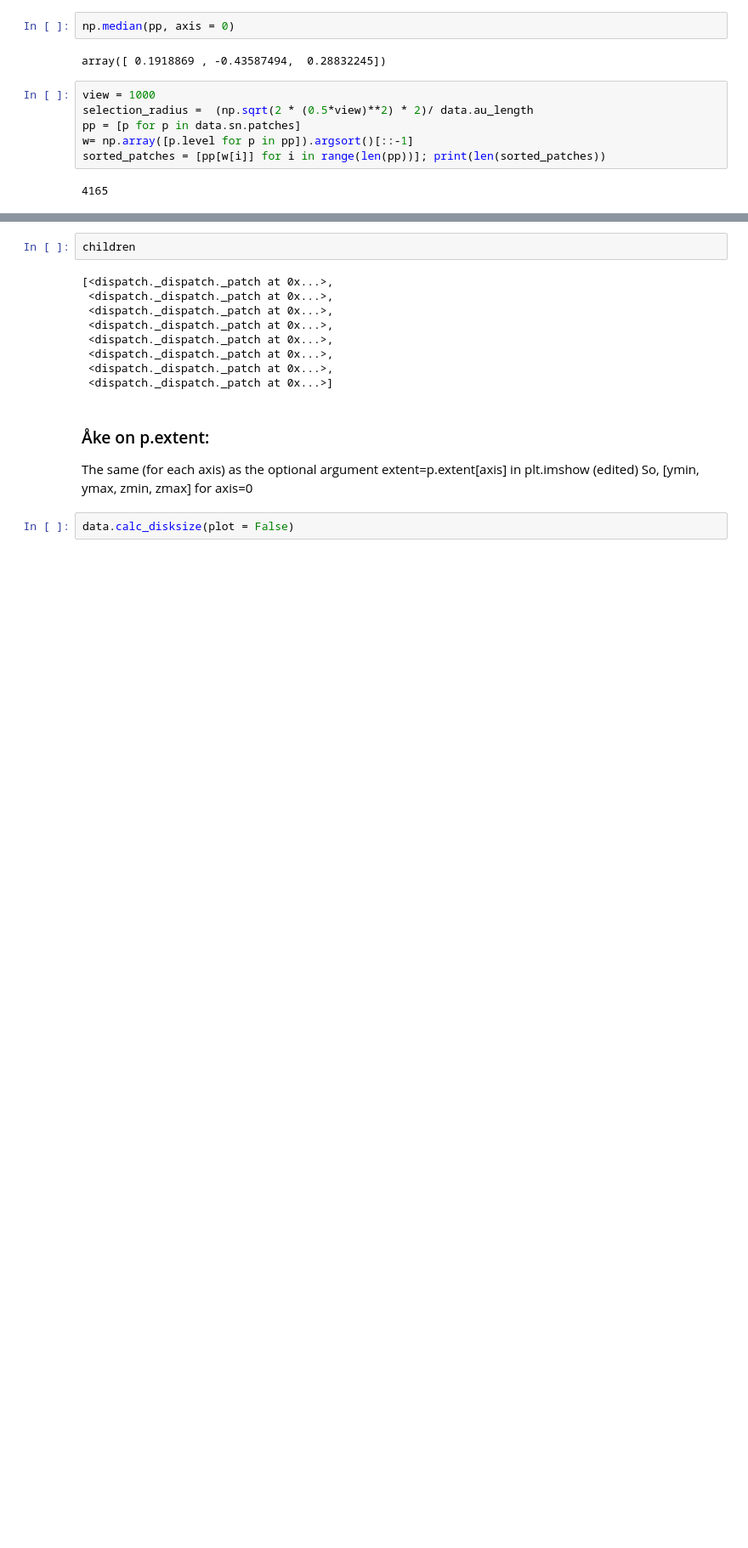
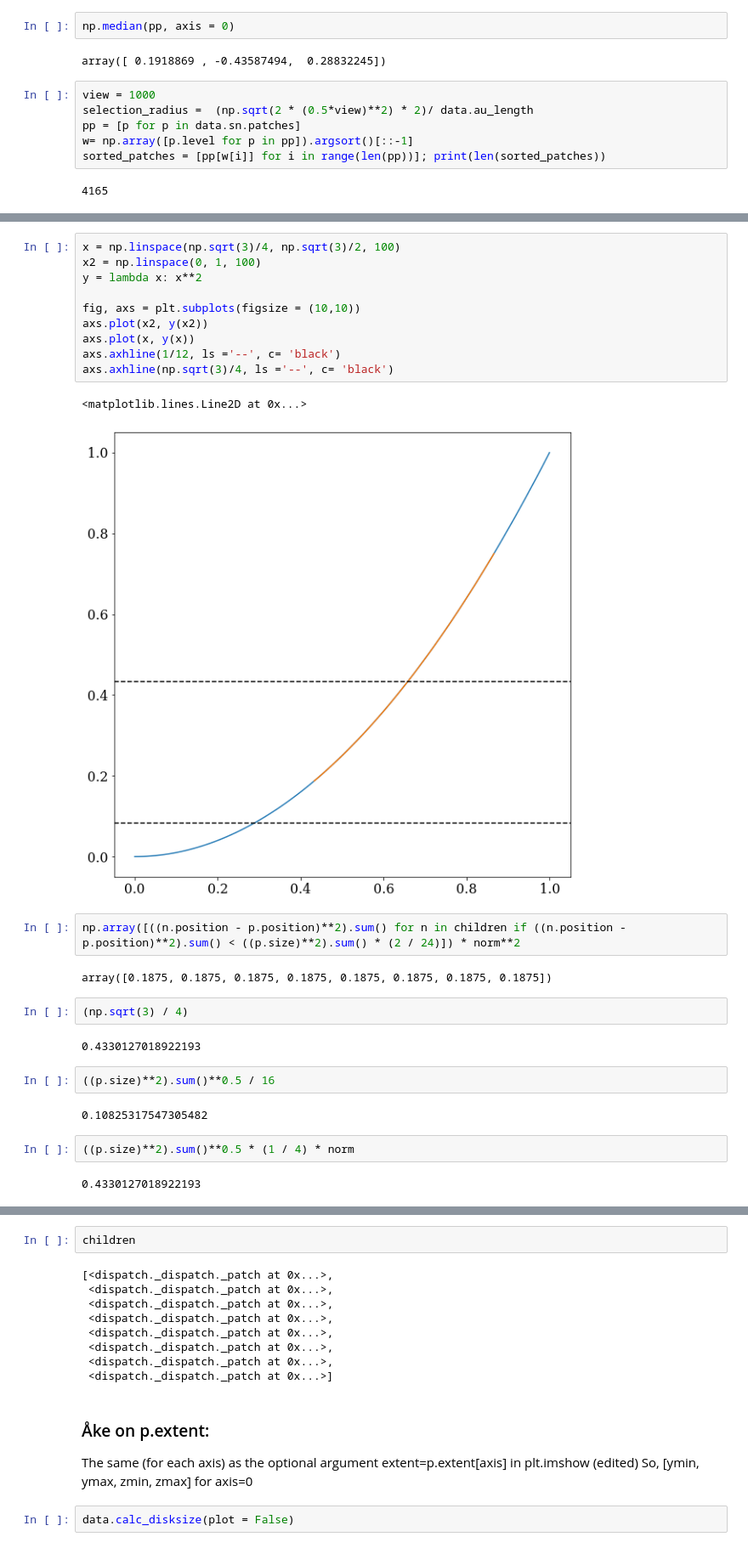
Before and after one commit to agent031/DispatchPythonPipeline, a Jupyter notebook: OSYRIS/osyris_selec.ipynb, the cells around one changed output, grey strips where cells are left out. Shown at 85% size. Drawn from its saved outputs; the diff is of its cells as text; blank space fills up the shorter version.

```diff
--- a/OSYRIS/osyris_selec.ipynb
+++ b/OSYRIS/osyris_selec.ipynb
@@ -73,0 +132,29 @@ nbors_len = np.array(nbors_len)
+# %%
+x = np.linspace(np.sqrt(3)/4, np.sqrt(3)/2, 100)
+x2 = np.linspace(0, 1, 100)
+y = lambda x: x**2
+
+fig, axs = plt.subplots(figsize = (10,10))
+axs.plot(x2, y(x2))
+axs.plot(x, y(x))
+axs.axhline(1/12, ls ='--', c= 'black')
+axs.axhline(np.sqrt(3)/4, ls ='--', c= 'black')
+# %% [output]
+<matplotlib.lines.Line2D at 0x...>
+[figure, added]
+# %%
+np.array([((n.position - p.position)**2).sum() for n in children if ((n.position - p.position)**2).sum() < ((p.size)**2).sum() * (2 / 24)]) * norm**2
+# %% [output]
+array([0.1875, 0.1875, 0.1875, 0.1875, 0.1875, 0.1875, 0.1875, 0.1875])
+# %%
+(np.sqrt(3) / 4)
+# %% [output]
+0.4330127018922193
+# %%
+((p.size)**2).sum()**0.5 / 16
+# %% [output]
+0.10825317547305482
+# %%
+((p.size)**2).sum()**0.5 * (1 / 4) * norm
+# %% [output]
+0.4330127018922193
```
Also changed, not shown: parts of 26 cells of this notebook, 5 other files.
